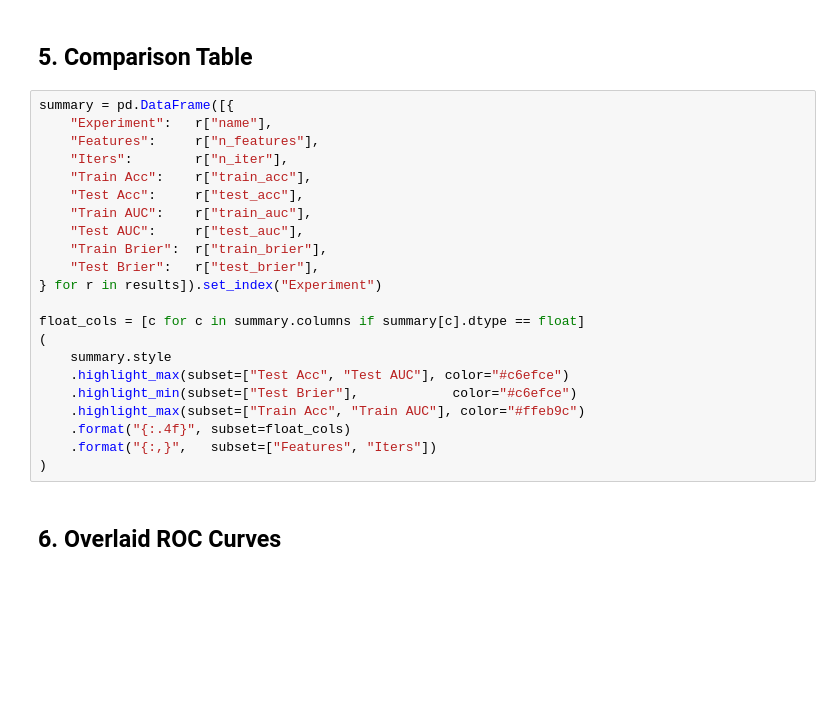
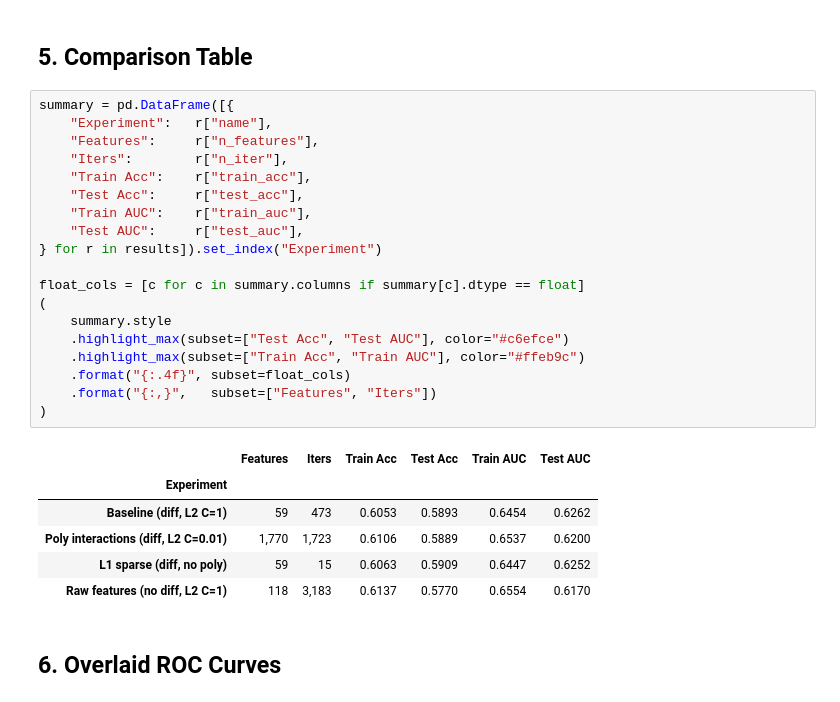
Before and after one commit to kjoikle/baseball-lineup-win-prediction, a Jupyter notebook: experiments.ipynb, the cells around one changed output. Drawn from its saved outputs; the diff is of its cells as text; blank space fills up the shorter version.

```diff
--- a/experiments.ipynb
+++ b/experiments.ipynb
@@ -222,25 +226,29 @@ print(f"\nFinished {len(results)} experiments.")
 # %%
 summary = pd.DataFrame([{
     "Experiment":   r["name"],
     "Features":     r["n_features"],
     "Iters":        r["n_iter"],
     "Train Acc":    r["train_acc"],
     "Test Acc":     r["test_acc"],
     "Train AUC":    r["train_auc"],
     "Test AUC":     r["test_auc"],
-    "Train Brier":  r["train_brier"],
-    "Test Brier":   r["test_brier"],
 } for r in results]).set_index("Experiment")
 
 float_cols = [c for c in summary.columns if summary[c].dtype == float]
 (
     summary.style
     .highlight_max(subset=["Test Acc", "Test AUC"], color="#c6efce")
-    .highlight_min(subset=["Test Brier"],            color="#c6efce")
     .highlight_max(subset=["Train Acc", "Train AUC"], color="#ffeb9c")
     .format("{:.4f}", subset=float_cols)
     .format("{:,}",   subset=["Features", "Iters"])
 )
+# %% [output]
+|  | Features | Iters | Train Acc | Test Acc | Train AUC | Test AUC |
+| Experiment |  |  |  |  |  |  |
+| Baseline (diff, L2 C=1) | 59 | 473 | 0.6053 | 0.5893 | 0.6454 | 0.6262 |
+| Poly interactions (diff, L2 C=0.01) | 1,770 | 1,723 | 0.6106 | 0.5889 | 0.6537 | 0.6200 |
+| L1 sparse (diff, no poly) | 59 | 15 | 0.6063 | 0.5909 | 0.6447 | 0.6252 |
+| Raw features (no diff, L2 C=1) | 118 | 3,183 | 0.6137 | 0.5770 | 0.6554 | 0.6170 |
 # %% [markdown]
 ## 6. Overlaid ROC Curves
 # %%
```
Also changed, not shown: parts of 10 cells of this notebook.
